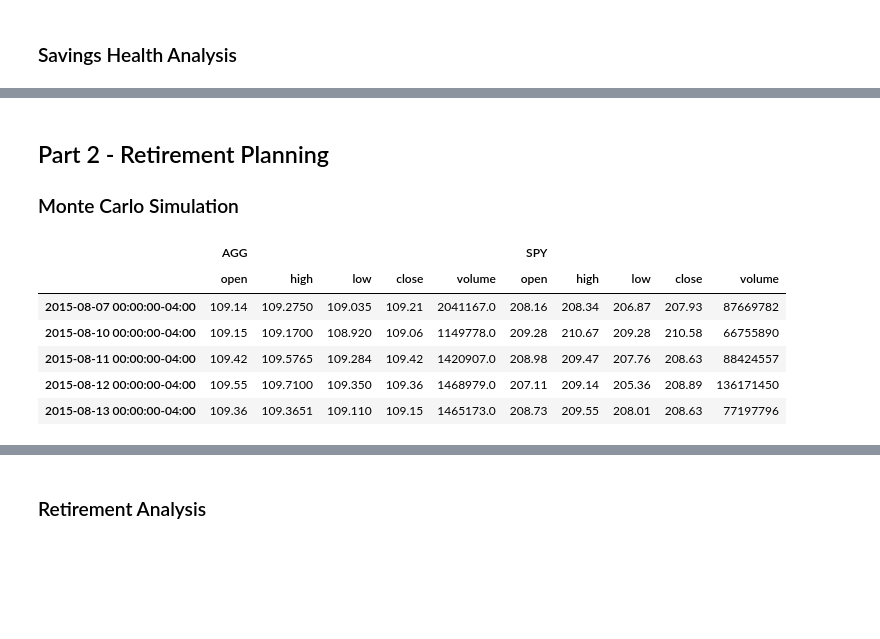
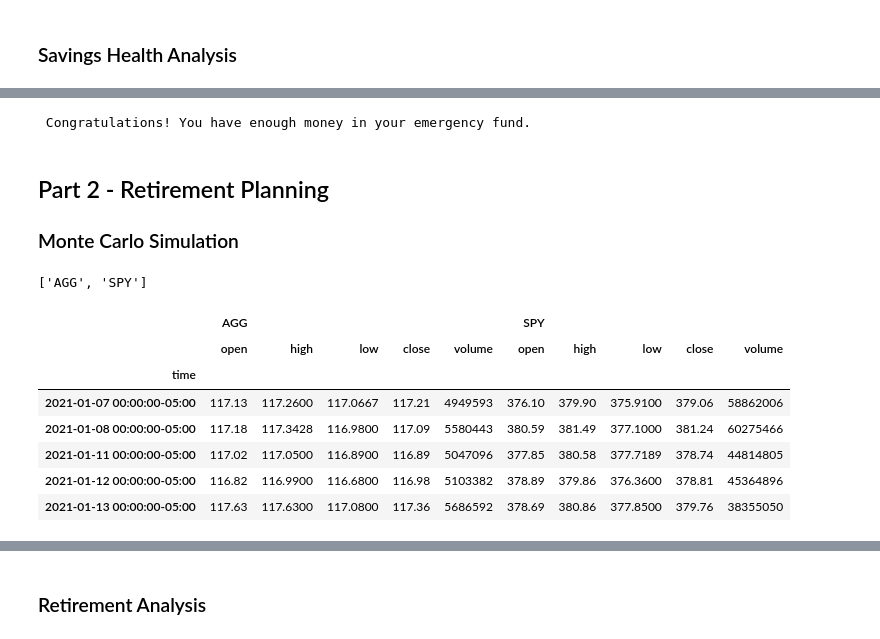
Before and after one commit to vincentiswenxin/Homework_5_APIs, a Jupyter notebook: financial-planner.ipynb, the cells around one changed output, grey strips where cells are left out. Drawn from its saved outputs; the diff is of its cells as text; code cells hidden in the pictures; blank space fills up the shorter version.

```diff
--- a/financial-planner.ipynb
+++ b/financial-planner.ipynb
@@ -50,8 +57,9 @@ The current value of your 5.3 ETH is $2096.47
 # %%
 # Set Alpaca API key and secret
-# YOUR CODE HERE!
+alpaca_api_key = os.getenv("ALPACA_API_KEY")
+alpaca_secret_key = os.getenv("ALPACA_SECRET_KEY")
 
 # Create the Alpaca API object
-# YOUR CODE HERE!
+alpaca = tradeapi.REST(alpaca_api_key, alpaca_secret_key, api_version = "v2")
 # %%
 # Format current date as ISO format
@@ -123,3 +138,19 @@ Congratulations! You have enough money in your emergency fund.
+# %%
+# Set ideal emergency fund
+emergency_fund = monthly_income * 3
+
+# Calculate total amount of savings
+total_savings = total_crypto + total_shares
+
+# Validate saving health
+if emergency_fund < total_savings:
+        print(" Congratulations! You have enough money in your emergency fund.")
+elif emergency_fund == total_savings:
+        print(" Congratulations! You have reached this financial goal")
+else:
+        print(f"Oh No! You are {emergency_fund - total_savings} dollars away from reaching the goal")
+# %% [output]
+ Congratulations! You have enough money in your emergency fund.
 # %% [markdown]
 ## Part 2 - Retirement Planning
 
@@ -127,19 +158,22 @@ Congratulations! You have enough money in your emergency fund.
 # %%
 # Set start and end dates of five years back from today.
 # Sample results may vary from the solution based on the time frame chosen
-start_date = pd.Timestamp('2015-08-07', tz='America/New_York').isoformat()
-end_date = pd.Timestamp('2020-08-07', tz='America/New_York').isoformat()
+start_date = pd.Timestamp('2016-06-01', tz='America/New_York').isoformat()
+end_date = pd.Timestamp('2021-06-01', tz='America/New_York').isoformat()
 # %%
 # Get 5 years' worth of historical data for SPY and AGG
-# YOUR CODE HERE!
+display(tickers)
+df_stock_data = alpaca.get_barset(tickers, timeframe, start=start_date, end=end_date).df
 
 # Display sample data
 df_stock_data.head()
 # %% [output]
+['AGG', 'SPY']
 |  | AGG |  |  |  |  | SPY |  |  |  |  |
 |  | open | high | low | close | volume | open | high | low | close | volume |
-| 2015-08-07 00:00:00-04:00 | 109.14 | 109.2750 | 109.035 | 109.21 | 2041167.0 | 208.16 | 208.34 | 206.87 | 207.93 | 87669782 |
-| 2015-08-10 00:00:00-04:00 | 109.15 | 109.1700 | 108.920 | 109.06 | 1149778.0 | 209.28 | 210.67 | 209.28 | 210.58 | 66755890 |
-| 2015-08-11 00:00:00-04:00 | 109.42 | 109.5765 | 109.284 | 109.42 | 1420907.0 | 208.98 | 209.47 | 207.76 | 208.63 | 88424557 |
-| 2015-08-12 00:00:00-04:00 | 109.55 | 109.7100 | 109.350 | 109.36 | 1468979.0 | 207.11 | 209.14 | 205.36 | 208.89 | 136171450 |
-| 2015-08-13 00:00:00-04:00 | 109.36 | 109.3651 | 109.110 | 109.15 | 1465173.0 | 208.73 | 209.55 | 208.01 | 208.63 | 77197796 |
+| time |  |  |  |  |  |  |  |  |  |  |
+| 2021-01-07 00:00:00-05:00 | 117.13 | 117.2600 | 117.0667 | 117.21 | 4949593 | 376.10 | 379.90 | 375.9100 | 379.06 | 58862006 |
+| 2021-01-08 00:00:00-05:00 | 117.18 | 117.3428 | 116.9800 | 117.09 | 5580443 | 380.59 | 381.49 | 377.1000 | 381.24 | 60275466 |
+| 2021-01-11 00:00:00-05:00 | 117.02 | 117.0500 | 116.8900 | 116.89 | 5047096 | 377.85 | 380.58 | 377.7189 | 378.74 | 44814805 |
+| 2021-01-12 00:00:00-05:00 | 116.82 | 116.9900 | 116.6800 | 116.98 | 5103382 | 378.89 | 379.86 | 376.3600 | 378.81 | 45364896 |
+| 2021-01-13 00:00:00-05:00 | 117.63 | 117.6300 | 117.0800 | 117.36 | 5686592 | 378.69 | 380.86 | 377.8500 | 379.76 | 38355050 |
```
Also changed, not shown: parts of 22 cells of this notebook, 4 other files.
